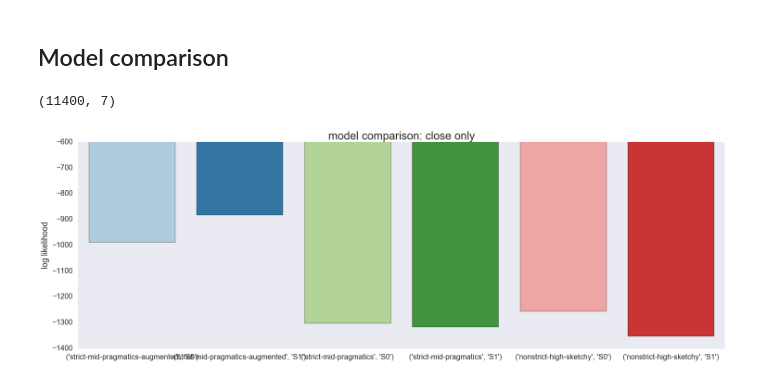
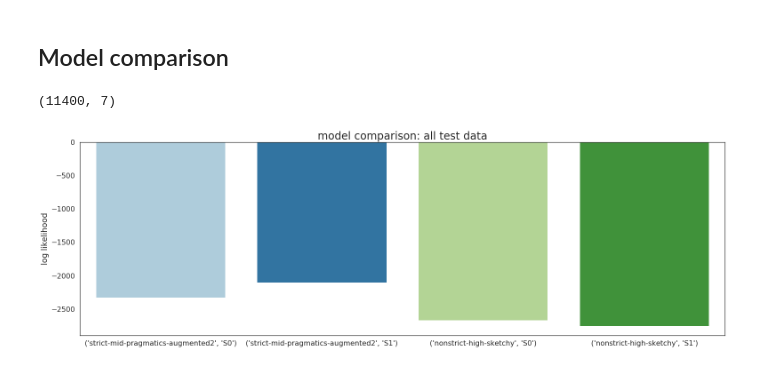
Before and after one commit to hawkrobe/reference_games, a Jupyter notebook: analysis/3dObjects/sketchpad_basic/pilot2_analysis_sketchpad_basic.ipynb, the cells around one changed output. Saved outputs shown, nothing was run; the diff lists cells and outputs as text; code cells hidden in the pictures.

Commit message:
viz latest model comparison results

```diff
--- a/analysis/3dObjects/sketchpad_basic/pilot2_analysis_sketchpad_basic.ipynb
+++ b/analysis/3dObjects/sketchpad_basic/pilot2_analysis_sketchpad_basic.ipynb
@@ -566,7 +566,7 @@ print str(np.shape(D)[0]) + ' records in merged dataframe'
 # %% [markdown]
 ### Visualize distance distributions
 # %%
-path_to_dists = './RSA/refModule/json/strict-similarity-pragmatics-fixedpose-augmented_conv4_2.json'
+path_to_dists = './RSA/refModule/json/strict-similarity-pragmatics-fixedpose-augmented2_conv4_2.json'
 _dists = pd.read_json(path_to_dists)
 dists = _dists.transpose()
 x = _dists.columns.values
@@ -699,24 +699,34 @@ def sumlogprob(a,b):
     else:
         return b + np.log1p(np.exp(a-b))
 # %%
-P = pd.read_csv('./RSA/bdaOutput/testingParams_closeonly_fixedpose_augmented.csv')
+which_feat = 'fixedpose_aug2_alldata'
+
+if which_feat == 'varypose_nonaug':
+    P = pd.read_csv('./RSA/bdaOutput/testingParams_alldata.csv')
+elif which_feat == 'fixedpose_nonaug_closeonly':
+    P = pd.read_csv('./RSA/bdaOutput/testingParams_closeonly_fixedpose.csv')
+elif which_feat == 'fixedpose_aug_closeonly':
+    P = pd.read_csv('./RSA/bdaOutput/testingParams_closeonly_fixedpose_augmented.csv')
+elif which_feat == 'fixedpose_aug2_alldata':
+    P = pd.read_csv('./RSA/bdaOutput/testingParams_testdata_fixedpose_augmented2.csv')
+
 # filter out rows where posterior probability is -Infinity
 # P = P[P.posteriorProb!='-Infinity']
 print np.shape(P)
 
 X = P.groupby(['similarityMetric', 'speakerModel'])['logLikelihood']
 Y = X.apply(lambda x: reduce(sumlogprob,x) - np.log(len(x)))
 Y = pd.DataFrame(Y)
 
 sns.set_context('poster')
 colors = sns.color_palette("Paired")
-fig = plt.figure(figsize=(25,8))
-seq = [('strict-mid-pragmatics-augmented','S0'),('strict-mid-pragmatics-augmented','S1'),('strict-mid-pragmatics','S0'),('strict-mid-pragmatics','S1'),('nonstrict-high-sketchy','S0'),('nonstrict-high-sketchy','S1')]
+fig = plt.figure(figsize=(26,8))
+seq = [('strict-mid-pragmatics-augmented2','S0'),('strict-mid-pragmatics-augmented2','S1'),('nonstrict-high-sketchy','S0'),('nonstrict-high-sketchy','S1')]
 sns.barplot(data=Y.transpose(),palette=colors, order = seq)
-plt.ylim([-1400,-600])
+# plt.ylim([-1400,-600])
 plt.ylabel('log likelihood')
-plt.title('model comparison: close only',fontsize=24)
+plt.title('model comparison: all test data',fontsize=24)
 plt.show()
 # %% [output]
 (11400, 7)
-[figure, old version]
+[figure, new version]
```
Also changed, not shown: parts of 8 cells of this notebook.
